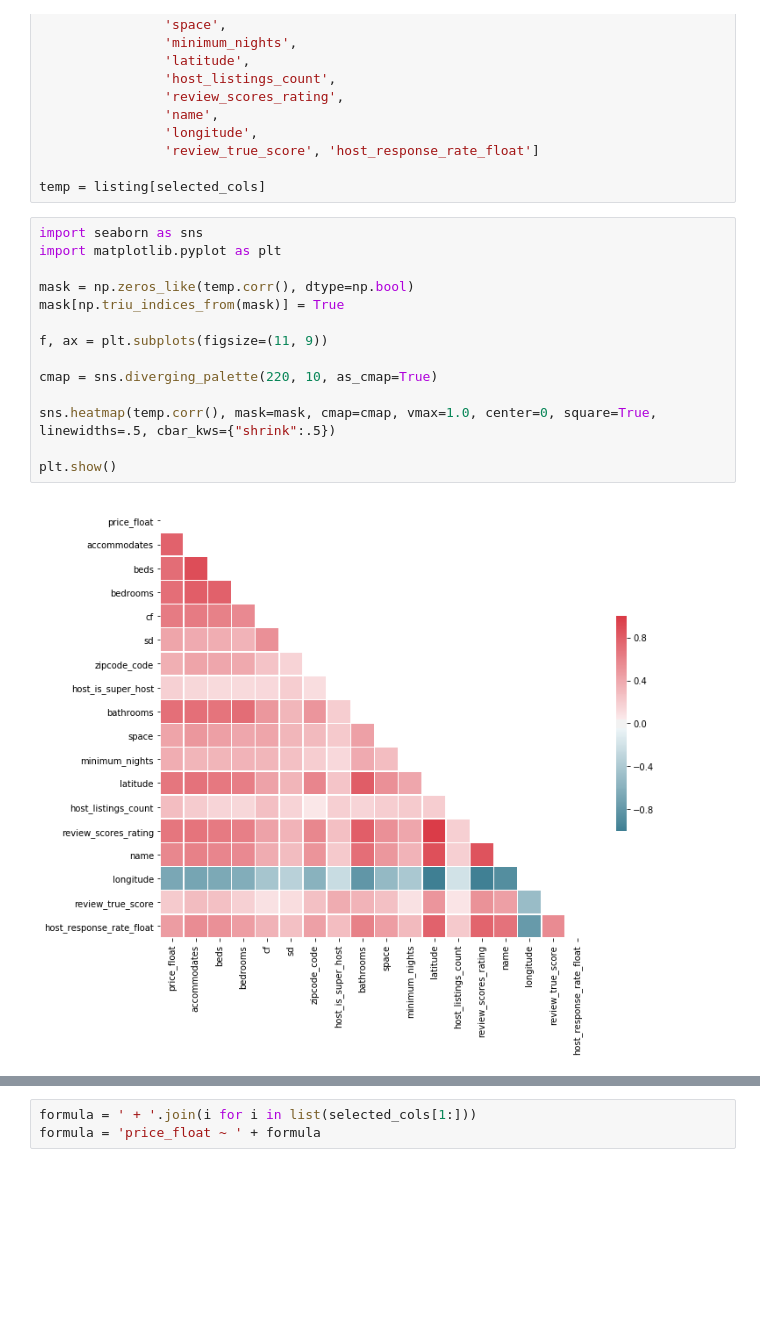
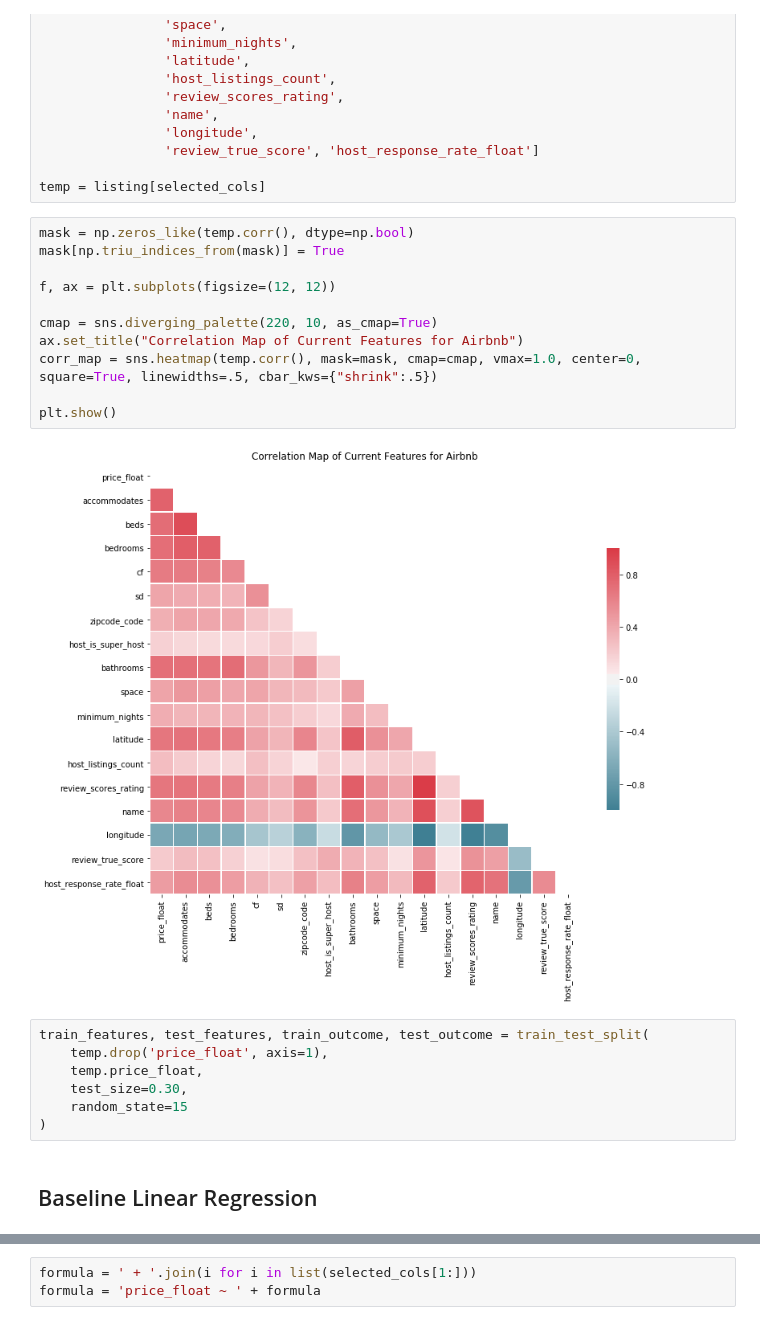
Before and after one commit to kevinhuynh23/RACK, a Jupyter notebook: model.ipynb, the cells around one changed output, grey strips where cells are left out. Cells and saved outputs as stored; diff of their text form; blank space fills up the shorter version.

```diff
--- a/model.ipynb
+++ b/model.ipynb
@@ -203,18 +113,24 @@ selected_cols = ['price_float',
 
 temp = listing[selected_cols]
 # %%
-import seaborn as sns
-import matplotlib.pyplot as plt
-
 mask = np.zeros_like(temp.corr(), dtype=np.bool)
 mask[np.triu_indices_from(mask)] = True
 
-f, ax = plt.subplots(figsize=(11, 9))
+f, ax = plt.subplots(figsize=(12, 12))
 
 cmap = sns.diverging_palette(220, 10, as_cmap=True)
-
-sns.heatmap(temp.corr(), mask=mask, cmap=cmap, vmax=1.0, center=0, square=True, linewidths=.5, cbar_kws={"shrink":.5})
+ax.set_title("Correlation Map of Current Features for Airbnb")
+corr_map = sns.heatmap(temp.corr(), mask=mask, cmap=cmap, vmax=1.0, center=0, square=True, linewidths=.5, cbar_kws={"shrink":.5})
 
 plt.show()
 # %% [output]
-[figure, old version]
+[figure, new version]
+# %%
+train_features, test_features, train_outcome, test_outcome = train_test_split(
+    temp.drop('price_float', axis=1),
+    temp.price_float,
+    test_size=0.30,
+    random_state=15
+)
+# %% [markdown]
+## Baseline Linear Regression
```
Also changed, not shown: parts of 32 cells of this notebook, 1 other file.
